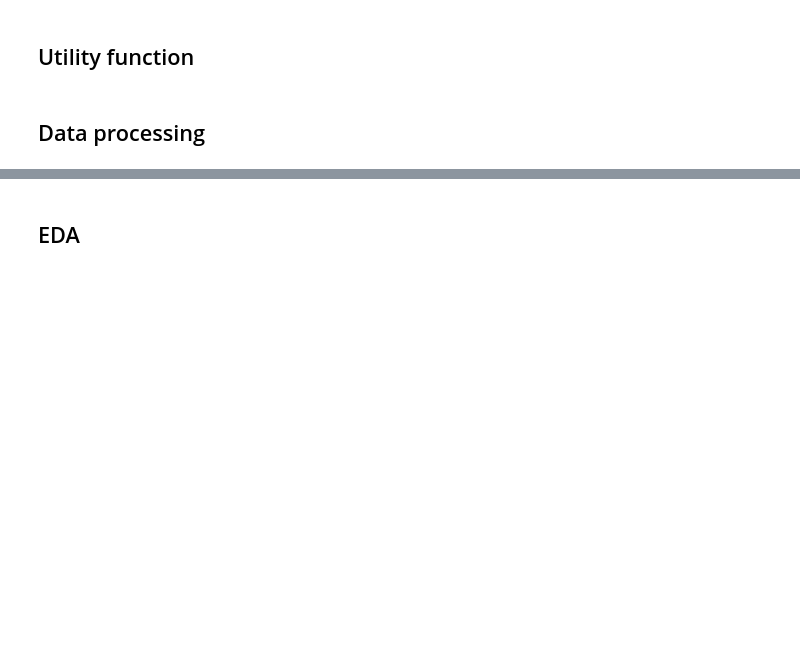
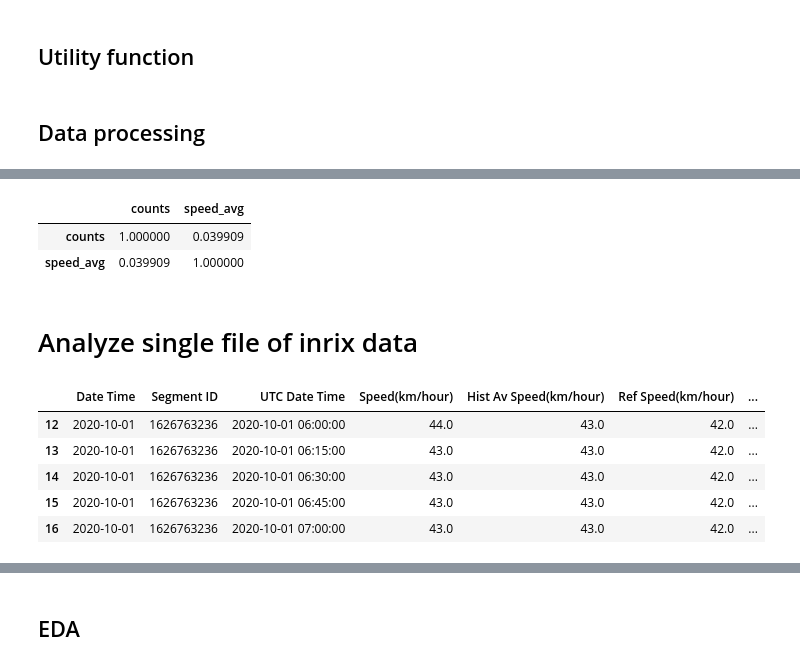
Before and after one commit to pabloguarda/pesuelogit, a Jupyter notebook: examples/notebooks/gisuelogit-fresno.ipynb, the cells around one changed output, grey strips where cells are left out. Drawn from its saved outputs; the diff is of its cells as text; code cells hidden in the pictures; blank space fills up the shorter version.

```diff
--- a/examples/notebooks/gisuelogit-fresno.ipynb
+++ b/examples/notebooks/gisuelogit-fresno.ipynb
@@ -173,3 +190,12 @@ for link in fresno_network.links:
 # df = df.query('hour == 16')
 # df = df.query('hour == 17')
 #df = df.query('hour == 16 | hour == 17')
+# %%
+# This correlation should be negative
+df[['counts','speed_avg']].corr()
+# %% [output]
+|  | counts | speed_avg |
+| counts | 1.000000 | 0.039909 |
+| speed_avg | 0.039909 | 1.000000 |
+# %% [markdown]
+# Analyze single file of inrix data
@@ -175,0 +210,9 @@ for link in fresno_network.links:
+# %%
+inrix_df.head()
+# %% [output]
+|  | Date Time | Segment ID | UTC Date Time | Speed(km/hour) | Hist Av Speed(km/hour) | Ref Speed(km/hour) | ... |
+| 12 | 2020-10-01 | 1626763236 | 2020-10-01 06:00:00 | 44.0 | 43.0 | 42.0 | ... |
+| 13 | 2020-10-01 | 1626763236 | 2020-10-01 06:15:00 | 43.0 | 43.0 | 42.0 | ... |
+| 14 | 2020-10-01 | 1626763236 | 2020-10-01 06:30:00 | 43.0 | 43.0 | 42.0 | ... |
+| 15 | 2020-10-01 | 1626763236 | 2020-10-01 06:45:00 | 43.0 | 43.0 | 42.0 | ... |
+| 16 | 2020-10-01 | 1626763236 | 2020-10-01 07:00:00 | 43.0 | 43.0 | 42.0 | ... |
```
Also changed, not shown: parts of 20 cells of this notebook.
